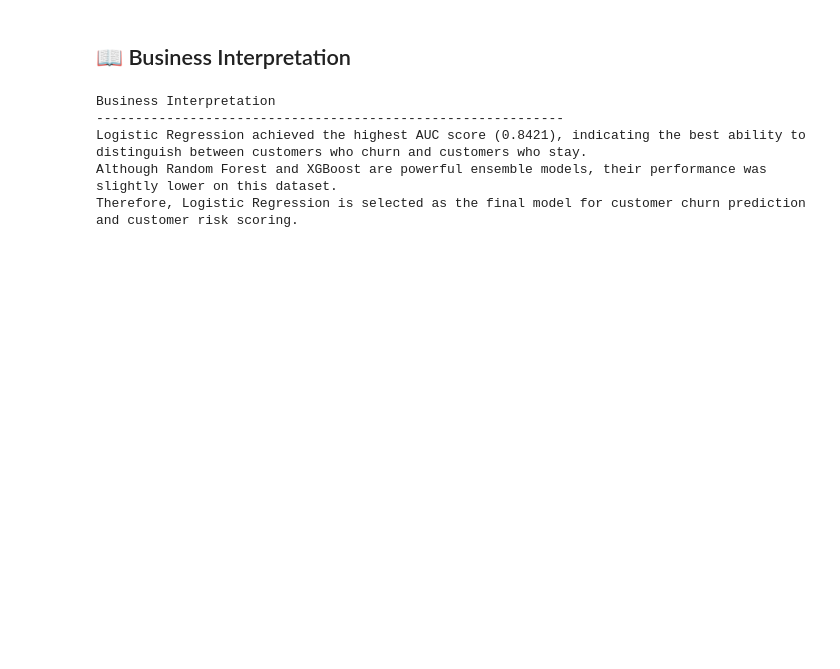
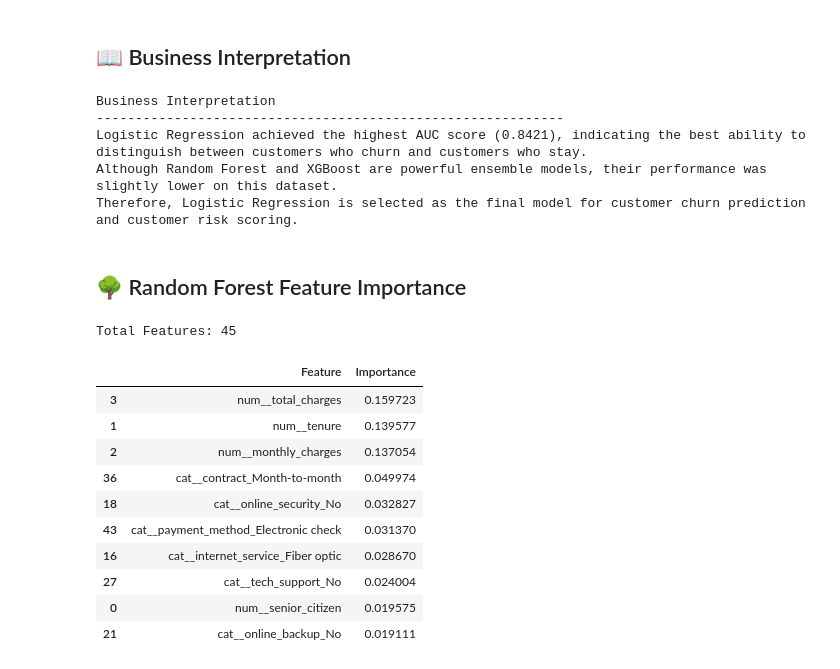
Before and after one commit to devisriparvathi-junjuri/Customer_Churn_Analytics, a Jupyter notebook: ML_Model/03_Model_Evaluation.ipynb, the cells around one changed output. Cells and saved outputs as stored; diff of their text form; code cells hidden in the pictures; blank space fills up the shorter version.

```diff
--- a/ML_Model/03_Model_Evaluation.ipynb
+++ b/ML_Model/03_Model_Evaluation.ipynb
@@ -210,3 +210,5 @@ Business Interpretation
 Logistic Regression achieved the highest AUC score (0.8421), indicating the best ability to distinguish between customers who churn and customers who stay.
 Although Random Forest and XGBoost are powerful ensemble models, their performance was slightly lower on this dataset.
 Therefore, Logistic Regression is selected as the final model for customer churn prediction and customer risk scoring.
+# %% [markdown]
+## 🌳 Random Forest Feature Importance
@@ -212,0 +221,31 @@ Therefore, Logistic Regression is selected as the final model for customer churn
+# %%
+# Get transformed feature names
+feature_names = rf_preprocessor.get_feature_names_out()
+
+print("Total Features:", len(feature_names))
+# %% [output]
+Total Features: 45
+# %%
+feature_importance = pd.DataFrame({
+    "Feature": feature_names,
+    "Importance": rf_model.feature_importances_
+})
+
+feature_importance = feature_importance.sort_values(
+    by="Importance",
+    ascending=False
+)
+
+feature_importance.head(10)
+# %% [output]
+|  | Feature | Importance |
+| 3 | num__total_charges | 0.159723 |
+| 1 | num__tenure | 0.139577 |
+| 2 | num__monthly_charges | 0.137054 |
+| 36 | cat__contract_Month-to-month | 0.049974 |
+| 18 | cat__online_security_No | 0.032827 |
+| 43 | cat__payment_method_Electronic check | 0.031370 |
+| 16 | cat__internet_service_Fiber optic | 0.028670 |
+| 27 | cat__tech_support_No | 0.024004 |
+| 0 | num__senior_citizen | 0.019575 |
+| 21 | cat__online_backup_No | 0.019111 |
```
Also changed, not shown: parts of 11 cells of this notebook.
